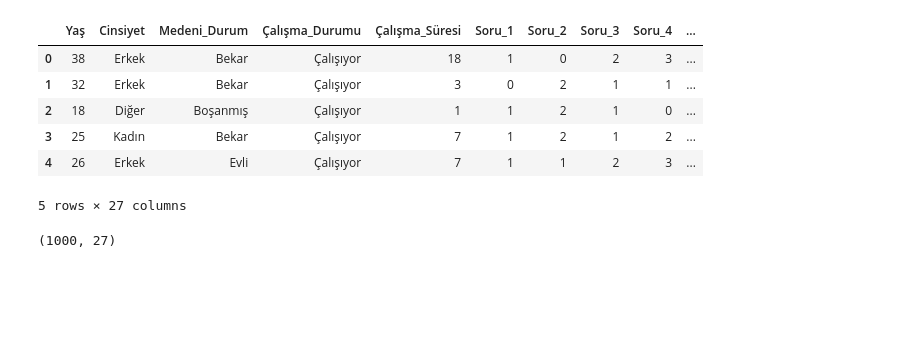
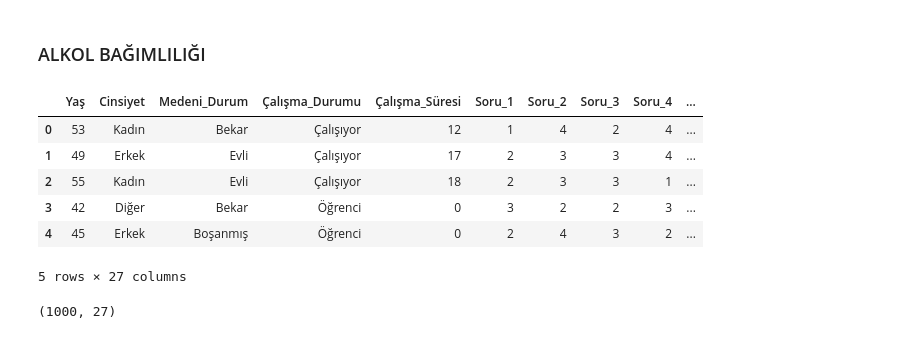
Before and after one commit to AIpathy/ml-model, a Jupyter notebook: model_training.ipynb, the cells around one changed output. Drawn from its saved outputs; the diff is of its cells as text; code cells hidden in the pictures; blank space fills up the shorter version.

```diff
--- a/model_training.ipynb
+++ b/model_training.ipynb
@@ -6,13 +8,15 @@ from sklearn.metrics import accuracy_score, classification_report, confusion_mat
+# %% [markdown]
+### ALKOL BAĞIMLILIĞI
 # %%
-alkol_bag = pd.read_csv('./data/veriler/ALKOL_BAGIMLILIGI_custom_ages.csv')
+alcohol_addiction = pd.read_csv('./data/veriler/alkol_bağımlılığı.csv')
 # %%
-alkol_bag.head()
+alcohol_addiction.head()
 # %% [output]
 |  | Yaş | Cinsiyet | Medeni_Durum | Çalışma_Durumu | Çalışma_Süresi | Soru_1 | Soru_2 | Soru_3 | Soru_4 | ... |
-| 0 | 38 | Erkek | Bekar | Çalışıyor | 18 | 1 | 0 | 2 | 3 | ... |
-| 1 | 32 | Erkek | Bekar | Çalışıyor | 3 | 0 | 2 | 1 | 1 | ... |
-| 2 | 18 | Diğer | Boşanmış | Çalışıyor | 1 | 1 | 2 | 1 | 0 | ... |
-| 3 | 25 | Kadın | Bekar | Çalışıyor | 7 | 1 | 2 | 1 | 2 | ... |
-| 4 | 26 | Erkek | Evli | Çalışıyor | 7 | 1 | 1 | 2 | 3 | ... |
+| 0 | 53 | Kadın | Bekar | Çalışıyor | 12 | 1 | 4 | 2 | 4 | ... |
+| 1 | 49 | Erkek | Evli | Çalışıyor | 17 | 2 | 3 | 3 | 4 | ... |
+| 2 | 55 | Kadın | Evli | Çalışıyor | 18 | 2 | 3 | 3 | 1 | ... |
+| 3 | 42 | Diğer | Bekar | Öğrenci | 0 | 3 | 2 | 2 | 3 | ... |
+| 4 | 45 | Erkek | Boşanmış | Öğrenci | 0 | 2 | 4 | 3 | 2 | ... |
 5 rows × 27 columns
 # %%
```
Also changed, not shown: parts of 57 cells of this notebook, 44 other files.
